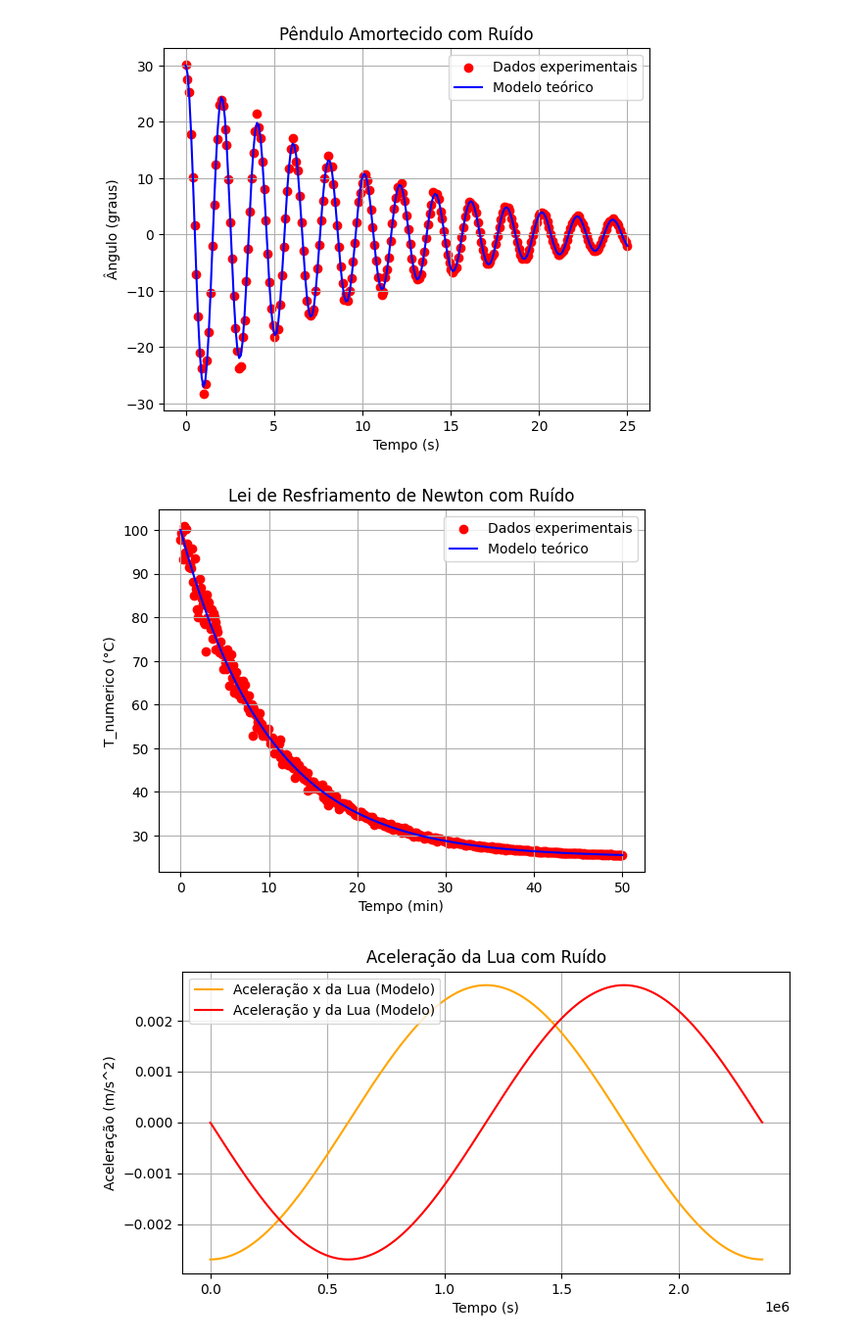
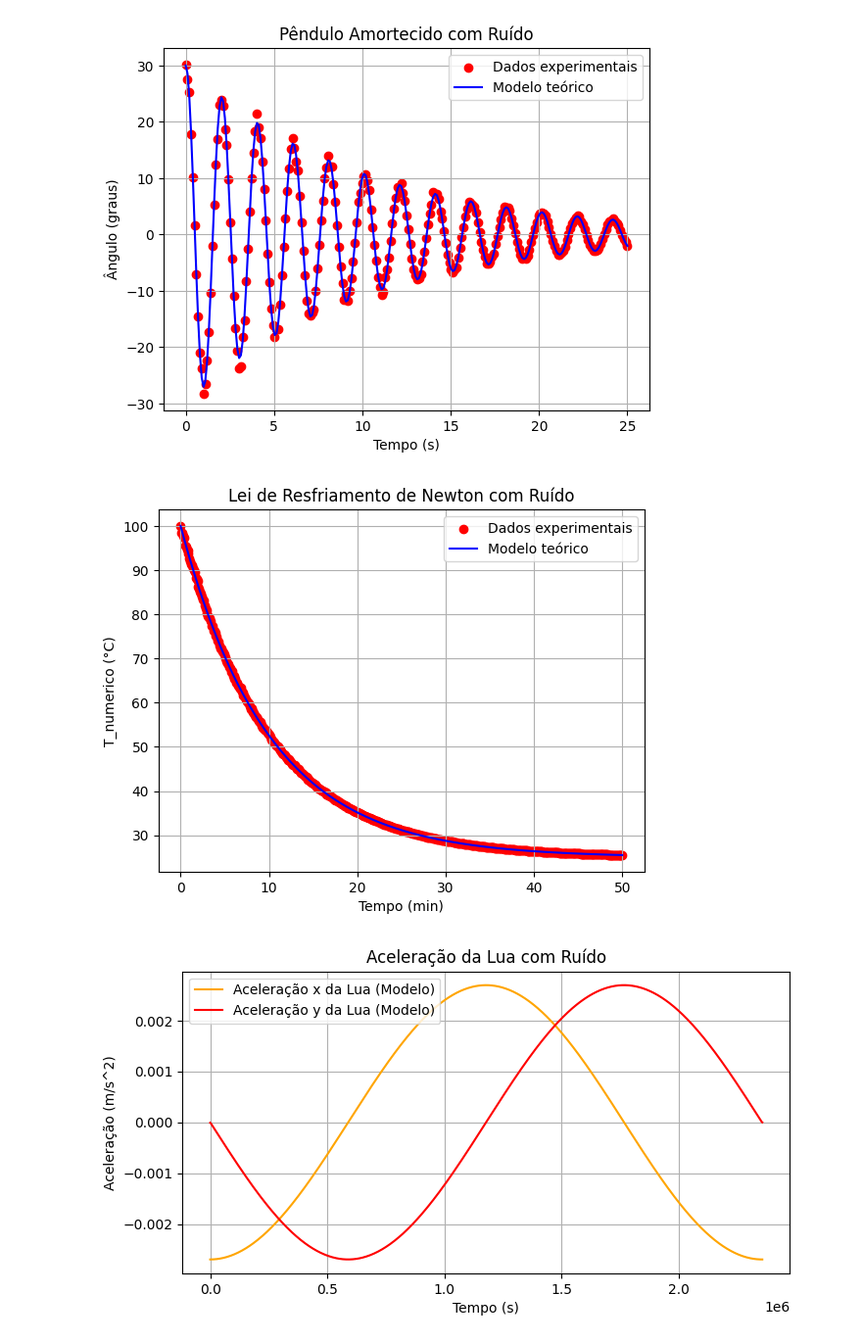
Before and after one commit to LuizCastr0/symbolic_regression_physics, a Jupyter notebook: notebooks/01_data_generation.ipynb, the cells around one changed output. Shown at 98% size. Drawn from its saved outputs; the diff is of its cells as text; code cells hidden in the pictures.

```diff
--- a/notebooks/01_data_generation.ipynb
+++ b/notebooks/01_data_generation.ipynb
@@ -175,35 +175,35 @@ tau = 1/k  # tempo característico de resfriamento
 t0, t1 = 0, 5 * tau  # minutos
 t = np.linspace(t0, t1, 500)
 
 #solução numerica
 def resfriamento(t, T):
     dTdt = -k * (T - T_ambiente)
     return dTdt
 from scipy.integrate import solve_ivp
 solucao = solve_ivp(resfriamento, [t0, t1], [T0], t_eval=t)
 T_numerico = solucao.y[0]
 
 #adicionando ruído
-erro_relativo = 0.05
+erro_relativo = 0.005
 ruido = np.random.normal(0, erro_relativo * np.abs(T_numerico - T_ambiente), size=t.shape)
 T_experimental = T_numerico + ruido
 
 #plotando os dados
 plt.scatter(t, T_experimental, label='Dados experimentais', color='red')
 plt.plot(t, T_numerico, label='Modelo teórico', color='blue')
 plt.xlabel('Tempo (min)')
 plt.ylabel('T_numerico (°C)')
 plt.title('Lei de Resfriamento de Newton com Ruído')
 plt.legend()
 plt.grid()
 plt.show()
 
 #salvando os dados em um arquivo csv para o PySR
 import pandas as pd
 df = pd.DataFrame({'tempo': t, 'temperatura': T_experimental})
 df.to_csv('../data/raw/dados_resfriamento_newton.csv', index=False)
 # %% [output]
-[figure, old version]
+[figure, new version]
 # %%
 # 5 - tentativa: problema de dois corpos
 
```
Also changed, not shown: 4 other files.
